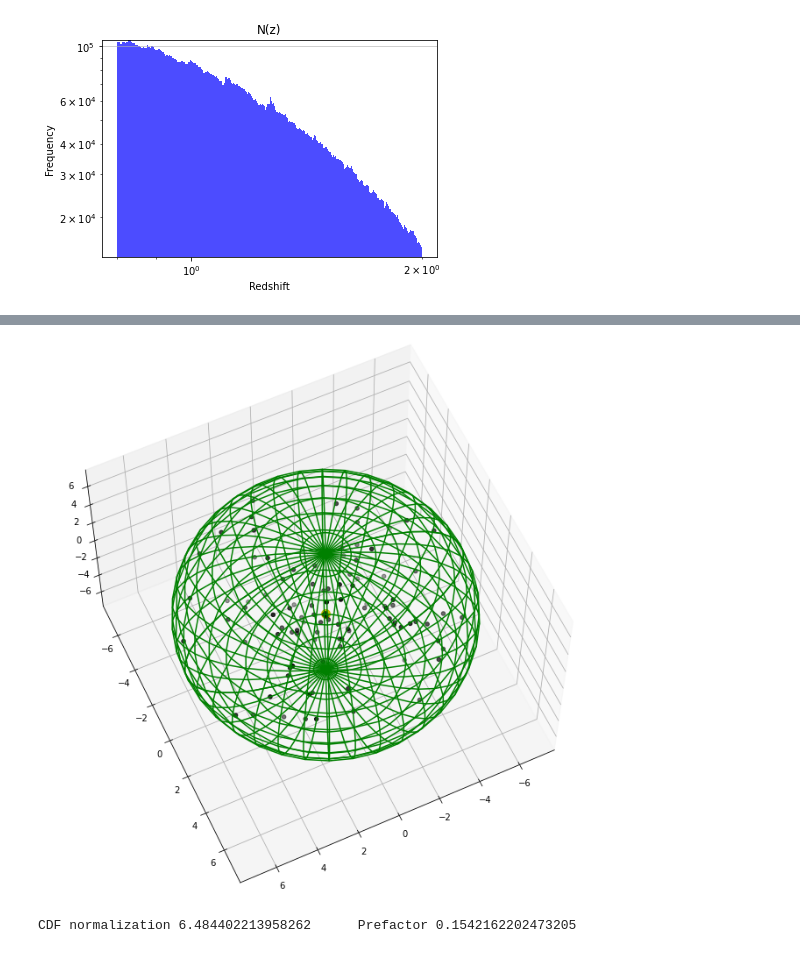
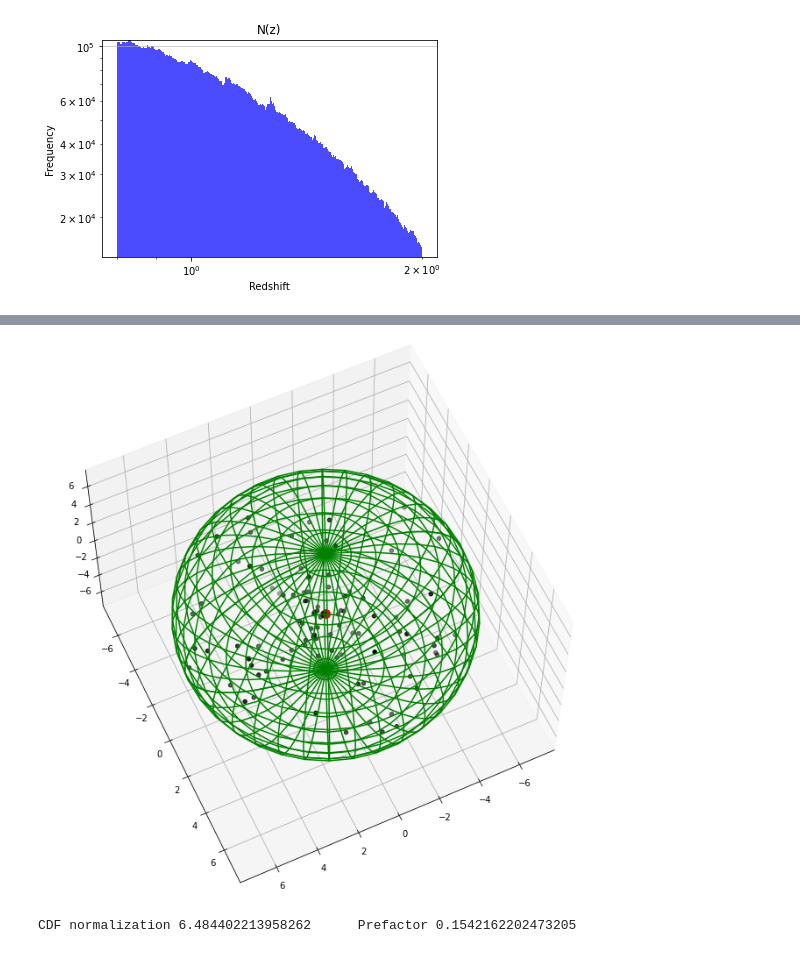
Before and after one commit to RCianca/DarkSirensStat, a Jupyter notebook: DSCatalogueCreator/DSIRE.ipynb, the cells around one changed output, grey strips where cells are left out. Saved outputs shown, nothing was run; the diff lists cells and outputs as text; code cells hidden in the pictures.

```diff
--- a/DSCatalogueCreator/DSIRE.ipynb
+++ b/DSCatalogueCreator/DSIRE.ipynb
@@ -311,32 +305,32 @@ plt.show()
 # %%
 
 Npoints=100
 esp=1
 phi =np.random.uniform(0,2*np.pi,Npoints)
 costheta =np.random.uniform(-1,1,Npoints)
 theta = np.arccos(costheta)
 r=np.random.choice(values,Npoints)
 wire_phi = np.linspace(0, np.pi, 20)
 wire_theta = np.linspace(0, 2 * np.pi, 40)
 x_sph = r * np.sin( theta) * np.cos( phi )
 y_sph = r * np.sin( theta) * np.sin( phi )
 z_sph = r * np.cos( theta )
 x = rmin*np.outer(np.sin(wire_theta), np.cos(wire_phi))# outer product i.e. line*row
 y = rmin*np.outer(np.sin(wire_theta), np.sin(wire_phi))
 z = rmin*np.outer(np.cos(wire_theta), np.ones_like(wire_phi))
 x_out = rmax*np.outer(np.sin(wire_theta), np.cos(wire_phi))# outer product i.e. line*row
 y_out = rmax*np.outer(np.sin(wire_theta), np.sin(wire_phi))
 z_out = rmax*np.outer(np.cos(wire_theta), np.ones_like(wire_phi))
 fig, ax = plt.subplots(1, 1,subplot_kw={'projection':'3d'})
 fig.set_size_inches(11.5, 11.5)
 ax.scatter(x_sph, y_sph , z_sph, s=20, c='k', zorder=10)
-ax.scatter(0, 0 , 0, s=100, c='y', zorder=10)
+ax.scatter(0, 0 , 0, s=100, c='r', zorder=10)
 #ax.plot_wireframe(x, y, z, color='b', rstride=1, cstride=1)
 ax.plot_wireframe(x_out, y_out, z_out, color='g', rstride=1, cstride=1)
 
 ax.view_init(60, 65)#rotation along x z
 # %% [output]
-[figure, old version]
+[figure, new version]
 # %%
 #---------- Test using real DS data------------------------------
 # %%
```
Also changed, not shown: parts of 25 cells of this notebook, 1 other file.
